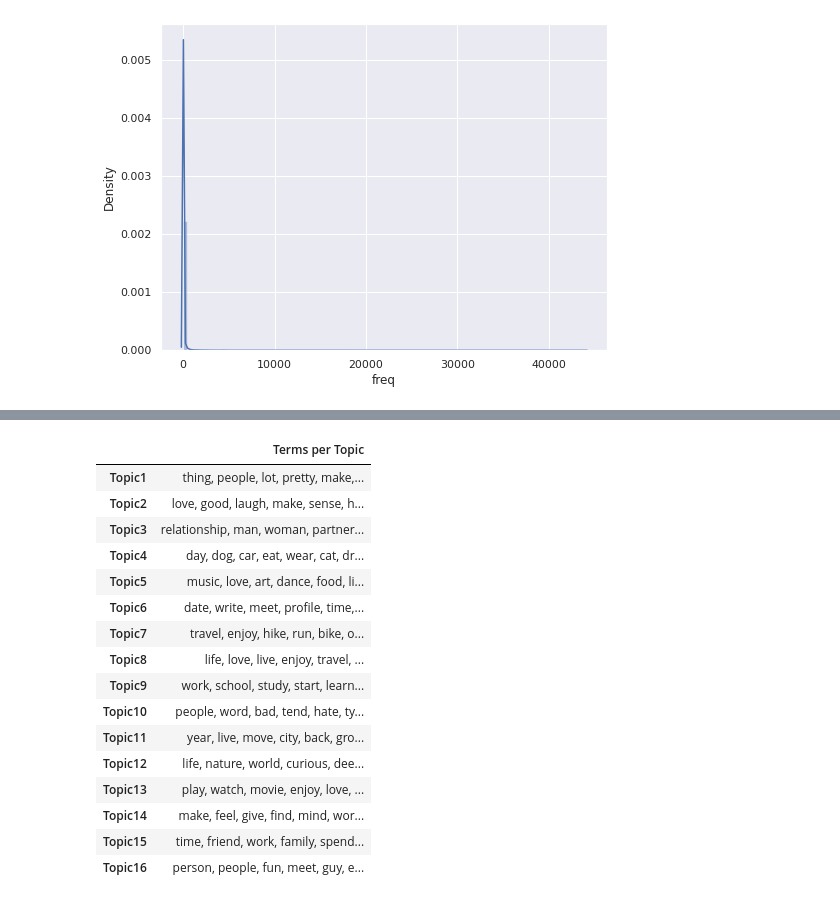
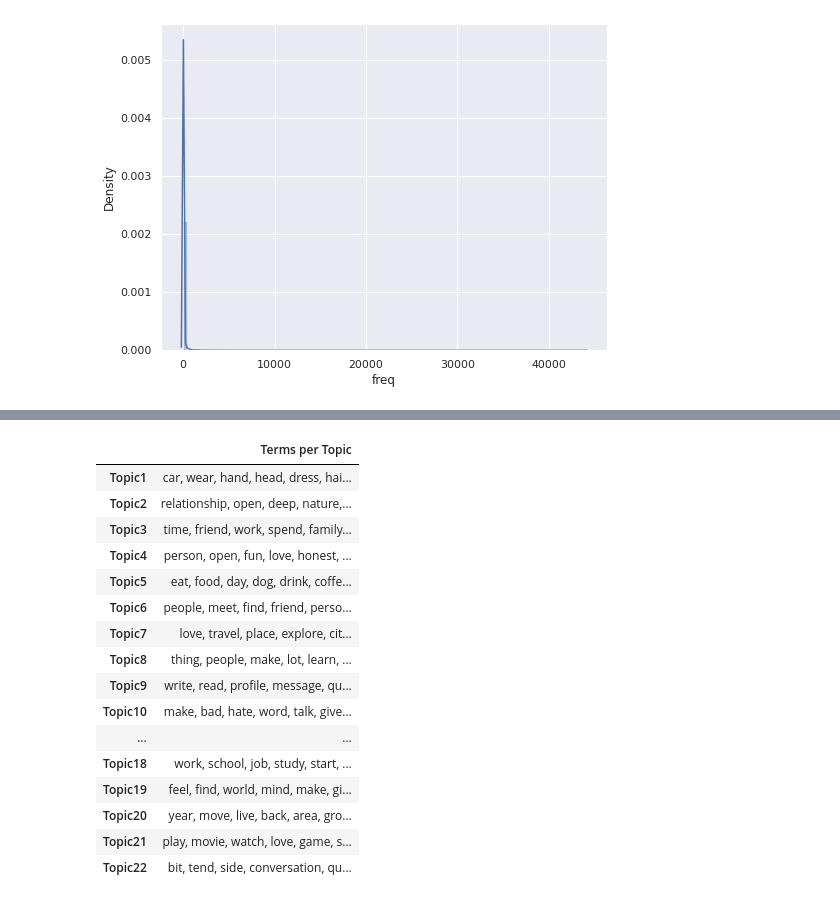
Before and after one commit to yourpandaboy/ViV, a Jupyter notebook: ViV_backend/notebooks/ViV_final_model.ipynb, the cells around one changed output, grey strips where cells are left out. Drawn from its saved outputs; the diff is of its cells as text; code cells hidden in the pictures.

```diff
--- a/ViV_backend/notebooks/ViV_final_model.ipynb
+++ b/ViV_backend/notebooks/ViV_final_model.ipynb
@@ -192,7 +188,7 @@ pickle.dump(ldamallet, open("drive/My Drive/ldamallet.pkl", "wb"))
 # ldamallet = pickle.load(open("drive/My Drive/ldamallet.pkl", "rb"))
 # %%
  # load pickle
-ldamallet = pickle.load(open("drive/My Drive/ldamallet.pkl", "rb"))
+ldamallet = pickle.load(open("drive/My Drive/new_model_20topics_7_26.pkl", "rb"))
 # %%
 # topic modeling results (distribution of topics for each document)
 tm_results = ldamallet[corpus]
@@ -345,5 +359,5 @@ def compute_coherence_values(dictionary, corpus, texts, limit, start=2, step=3):
 
     return model_list, coherence_values
 # %%
-model_list, coherence_values = compute_coherence_values(dictionary=id2word, corpus=corpus, texts=data_ready, start=7, limit=21, step=3)
+model_list, coherence_values = compute_coherence_values(dictionary=id2word, corpus=corpus, texts=data_ready, start=7, limit=24, step=3)
 # %%
@@ -368,4 +383,4 @@ Num Topics = 20  has Coherence Value of 0.4519
 # %%
-optimal_model = model_list[3]
+optimal_model = model_list[4]
 model_topics = optimal_model.show_topics(formatted=False)
 pprint(optimal_model.print_topics(num_words=10))
@@ -389,4 +423,4 @@ tm_results = model[corpus]
 # get the most dominant topic of each document
 corpus_topics = [sorted(topics, key=lambda record: -record[1])[0] for topics in tm_results]
 # %%
-topics = [[(term, round(wt, 3)) for term, wt in model.show_topic(n, topn=20)] for n in range(0, model.num_topics)]
+topics = [[(term, round(wt, 3)) for term, wt in optimal_model.show_topic(n, topn=20)] for n in range(0, optimal_model.num_topics)]
@@ -393,25 +447,25 @@ topics = [[(term, round(wt, 3)) for term, wt in model.show_topic(n, topn=20)] fo
 # %%
 # set column width
 pd.set_option('display.max_colwidth', -1)
-topics_df = pd.DataFrame([', '.join([term for term, wt in topic]) for topic in topics], columns = ['Terms per Topic'], index=['Topic'+str(t) for t in range(1, model.num_topics+1)] )
+topics_df = pd.DataFrame([', '.join([term for term, wt in topic]) for topic in topics], columns = ['Terms per Topic'], index=['Topic'+str(t) for t in range(1, optimal_model.num_topics+1)] )
 topics_df
 # %% [output]
 |  | Terms per Topic |
-| Topic1 | thing, people, lot, pretty, make,... |
-| Topic2 | love, good, laugh, make, sense, h... |
-| Topic3 | relationship, man, woman, partner... |
-| Topic4 | day, dog, car, eat, wear, cat, dr... |
-| Topic5 | music, love, art, dance, food, li... |
-| Topic6 | date, write, meet, profile, time,... |
-| Topic7 | travel, enjoy, hike, run, bike, o... |
-| Topic8 | life, love, live, enjoy, travel, ... |
-| Topic9 | work, school, study, start, learn... |
-| Topic10 | people, word, bad, tend, hate, ty... |
-| Topic11 | year, live, move, city, back, gro... |
-| Topic12 | life, nature, world, curious, dee... |
-| Topic13 | play, watch, movie, enjoy, love, ... |
-| Topic14 | make, feel, give, find, mind, wor... |
-| Topic15 | time, friend, work, family, spend... |
-| Topic16 | person, people, fun, meet, guy, e... |
+| Topic1 | car, wear, hand, head, dress, hai... |
+| Topic2 | relationship, open, deep, nature,... |
+| Topic3 | time, friend, work, spend, family... |
+| Topic4 | person, open, fun, love, honest, ... |
+| Topic5 | eat, food, day, dog, drink, coffe... |
+| Topic6 | people, meet, find, friend, perso... |
+| Topic7 | love, travel, place, explore, cit... |
+| Topic8 | thing, people, make, lot, learn, ... |
+| Topic9 | write, read, profile, message, qu... |
+| Topic10 | make, bad, hate, word, talk, give... |
+| ... | ... |
+| Topic18 | work, school, job, study, start, ... |
+| Topic19 | feel, find, world, mind, make, gi... |
+| Topic20 | year, move, live, back, area, gro... |
+| Topic21 | play, movie, watch, love, game, s... |
+| Topic22 | bit, tend, side, conversation, qu... |
 # %%
 # wordcloud the optimal model
```
Also changed, not shown: parts of 24 cells of this notebook, 3 other files.
